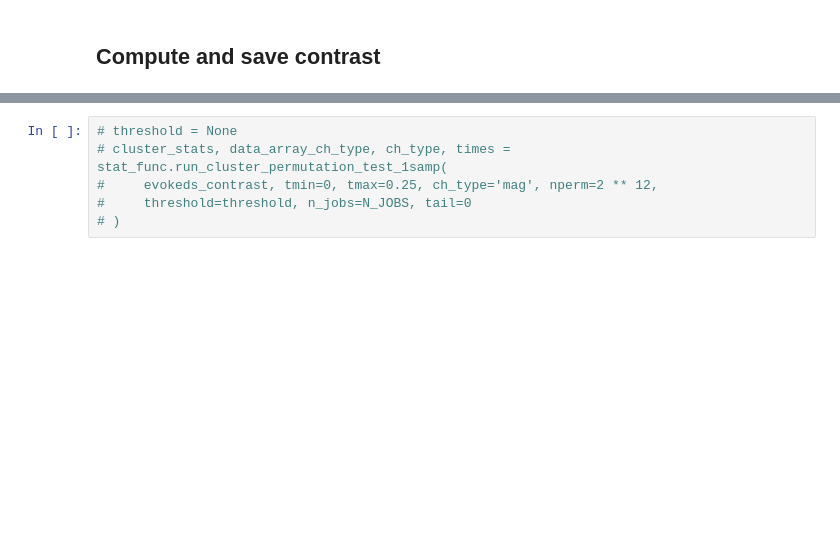
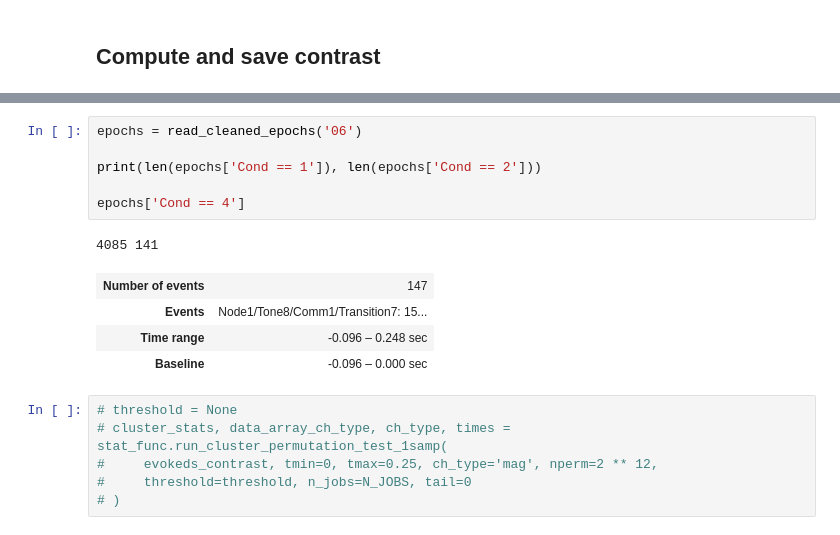
Before and after one commit to hoechenberger/neurospin-mne-hackathon-2022, a Jupyter notebook: 04-stats.ipynb, the cells around one changed output, grey strips where cells are left out. Drawn from its saved outputs; the diff is of its cells as text; blank space fills up the shorter version.

```diff
--- a/04-stats.ipynb
+++ b/04-stats.ipynb
@@ -96,3 +198,15 @@ grand_average.plot_joint();
+# %%
+epochs = read_cleaned_epochs('06')
+
+print(len(epochs['Cond == 1']), len(epochs['Cond == 2']))
+
+epochs['Cond == 4']
+# %% [output]
+4085 141
+| Number of events | 147 |
+| Events | Node1/Tone8/Comm1/Transition7: 15... |
+| Time range | -0.096 – 0.248 sec |
+| Baseline | -0.096 – 0.000 sec |
 # %%
 # threshold = None
 # cluster_stats, data_array_ch_type, ch_type, times = stat_func.run_cluster_permutation_test_1samp(
```
Also changed, not shown: parts of 9 cells of this notebook.
